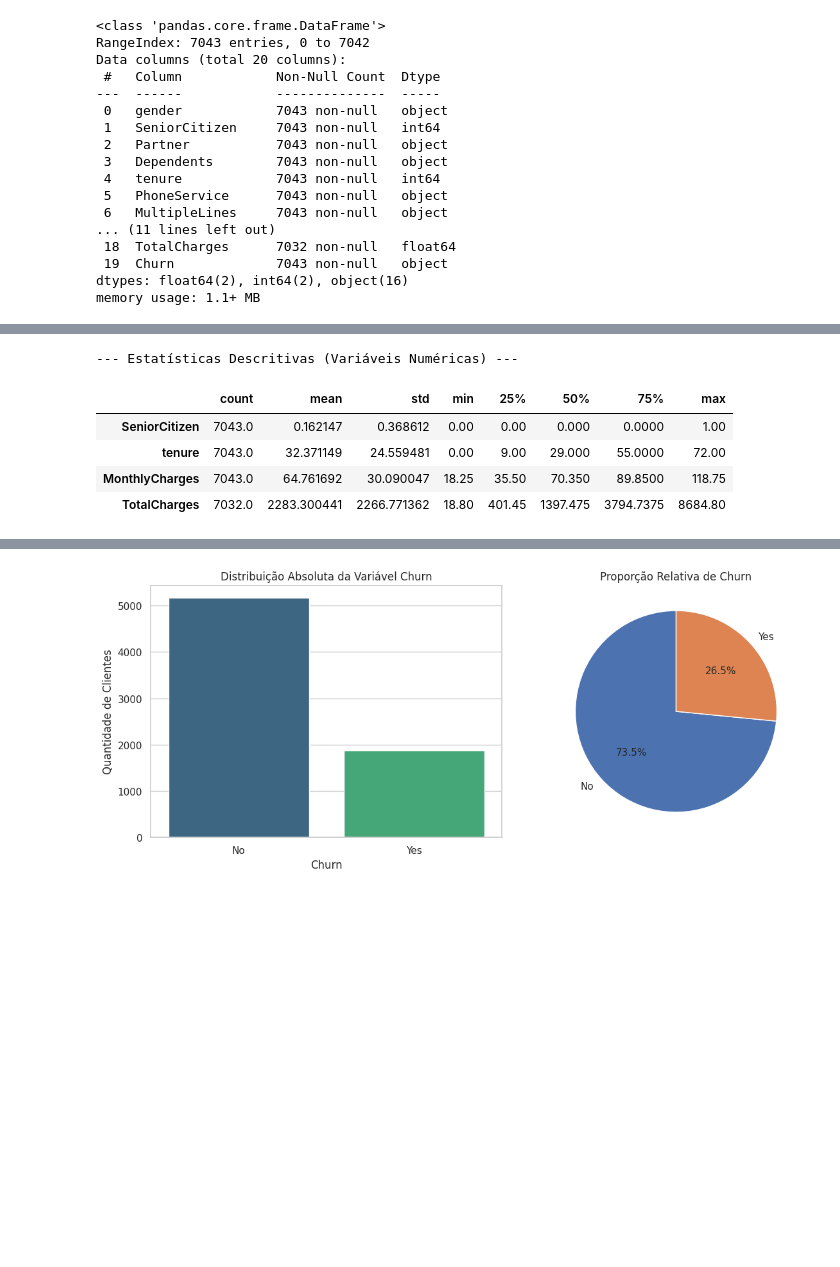
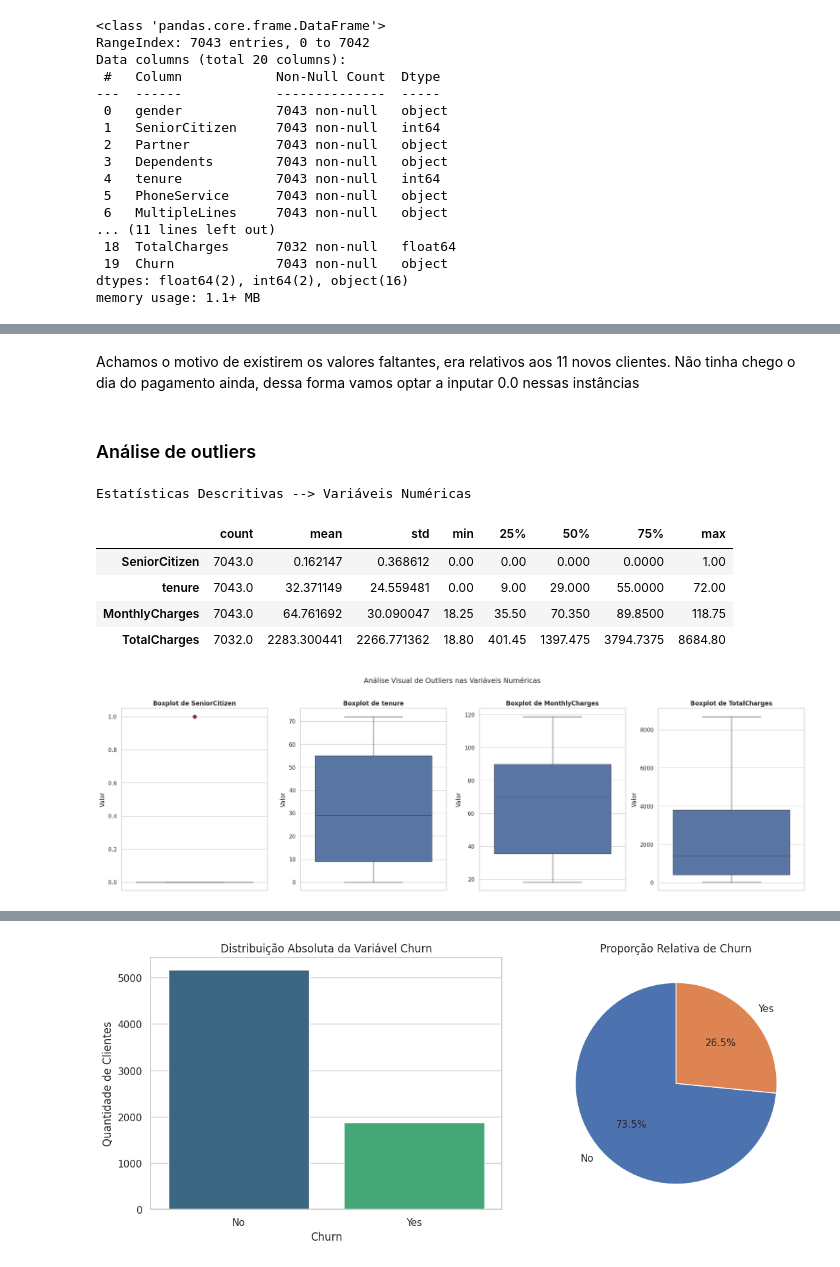
Before and after one commit to giovanna-bardi12/IF702-Previsao-de-churn, a Jupyter notebook: src/eda.ipynb, the cells around one changed output, grey strips where cells are left out. Saved outputs shown, nothing was run; the diff lists cells and outputs as text; code cells hidden in the pictures; blank space fills up the shorter version.

Commit message:
refac and analise dos dadao faltantes

```diff
--- a/src/eda.ipynb
+++ b/src/eda.ipynb
@@ -68,13 +129,37 @@ else:
+# %% [markdown]
+Achamos o motivo de existirem os valores faltantes, era relativos aos 11 novos clientes. Não tinha chego o dia do pagamento ainda, dessa forma vamos optar a inputar 0.0 nessas instâncias
+# %% [markdown]
+### Análise de outliers
 # %%
 # Análise de variáveis numéricas continuas/discretas
 num_cols = df.select_dtypes(include=[np.number]).columns
 
-print("--- Estatísticas Descritivas (Variáveis Numéricas) ---")
+print("Estatísticas Descritivas --> Variáveis Numéricas")
 df[num_cols].describe().T[['count', 'mean', 'std', 'min', '25%', '50%', '75%', 'max']]
 # %% [output]
---- Estatísticas Descritivas (Variáveis Numéricas) ---
+Estatísticas Descritivas --> Variáveis Numéricas
 |  | count | mean | std | min | 25% | 50% | 75% | max |
 | SeniorCitizen | 7043.0 | 0.162147 | 0.368612 | 0.00 | 0.00 | 0.000 | 0.0000 | 1.00 |
 | tenure | 7043.0 | 32.371149 | 24.559481 | 0.00 | 9.00 | 29.000 | 55.0000 | 72.00 |
 | MonthlyCharges | 7043.0 | 64.761692 | 30.090047 | 18.25 | 35.50 | 70.350 | 89.8500 | 118.75 |
 | TotalCharges | 7032.0 | 2283.300441 | 2266.771362 | 18.80 | 401.45 | 1397.475 | 3794.7375 | 8684.80 |
+# %%
+num_cols = [col for col in df.select_dtypes(include=[np.number]).columns ]
+
+# Configura o grid de subplots
+n_cols = len(num_cols)
+fig, axes = plt.subplots(1, n_cols, figsize=(5 * n_cols, 6))
+
+if n_cols == 1:
+    axes = [axes]
+
+for i, col in enumerate(num_cols):
+    sns.boxplot(y=df[col], ax=axes[i], color="#4C72B0", flierprops={"markerfacecolor": "red", "marker": "o"})
+    axes[i].set_title(f"Boxplot de {col}", fontsize=12, fontweight="bold")
+    axes[i].set_ylabel("Valor")
+
+plt.suptitle("Análise Visual de Outliers nas Variáveis Numéricas", fontsize=14, y=1.02)
+plt.tight_layout()
+plt.show()
+# %% [output]
+[figure, added]
```
Also changed, not shown: parts of 15 cells of this notebook.
